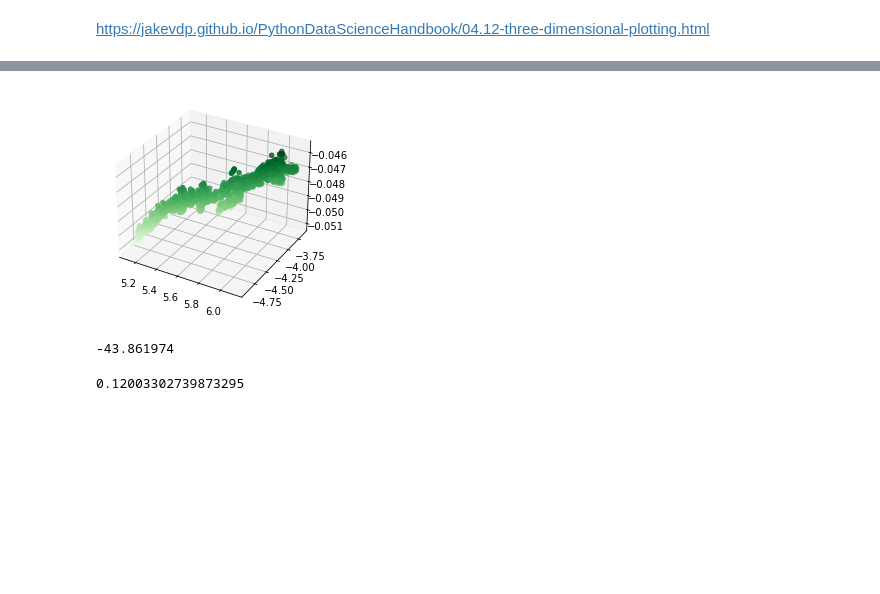
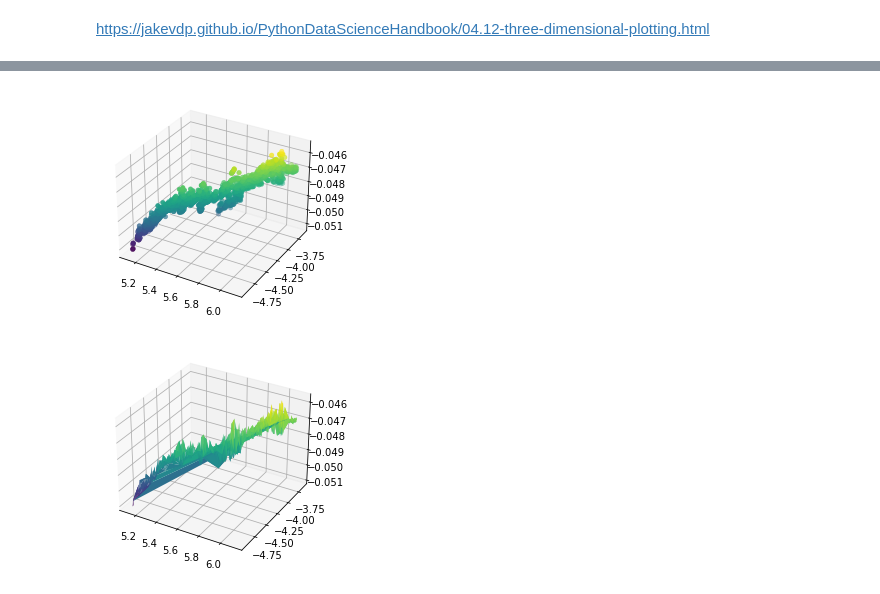
Before and after one commit to ManolisKar/TARGET_2021_project, a Jupyter notebook: Week1.ipynb, the cells around one changed output, grey strips where cells are left out. Saved outputs shown, nothing was run; the diff lists cells and outputs as text; code cells hidden in the pictures; blank space fills up the shorter version.

Commit message:
Full week 1 notebook

```diff
--- a/Week1.ipynb
+++ b/Week1.ipynb
@@ -3,9 +75,12 @@ infile = open('Bot-quad.dat','r')
 # %%
-file_content = infile.read()
+## Read the file contents:
+file_content = datafile.read().decode('utf-8')
 
-#Print the data in the file
+## Print the data that was in the file
 print( file_content )
-infile.close()
+
+## We got all data, now we can close the file
+datafile.close()
 # %% [output]
 10000  7.119591  -43.861974  -0.050597
 10002  7.109183  -43.862086  -0.051016
@@ -24,8 +99,3 @@ infile.close()
 12151  7.125084  -31.196898  -0.047040
 12152  7.120052  -31.195643  -0.047042
 12153  7.101814  -30.918949  -0.047146
-# %%
-i=0
-for line in file_content.split('\n'):
-    print (i, '\n', line)
-    i+=1
@@ -50,8 +101,0 @@ for line in file_content.split('\n'):
-# %%
-r,theta,z=[],[],[]
-for line in file_content.split('\n'):
-    try:
-        i,r,theta,z = line.split()
-        print (i, r, theta, z)
-    except ValueError:
-        continue
@@ -76,10 +119,13 @@ for line in file_content.split('\n'):
 # %%
+## Lets read the r, theta, z parameters
 r,theta,z=[],[],[]
 for line in file_content.split('\n'):
     try:
-        i,xr,xtheta,xz = line.split()
-        r.append(float(xr) )
-        theta.append(float(xtheta))
-        z.append(float(xz))
+        # split the line to its components, and assign them to temporary variables
+        i,temp_r,temp_theta,temp_z = line.split()
+        # then add the values to the full lists:
+        r.append(float(temp_r) )
+        theta.append(float(temp_theta))
+        z.append(float(temp_z))
     except ValueError:
         continue
@@ -131,13 +215,11 @@ y=r*np.sin(theta * np.pi / 180.)
 # %%
 ax = plt.axes(projection='3d')
-ax.scatter3D(x, y, z, c=z, cmap='Greens');
+ax.scatter(x, y, z, c=z, cmap='viridis', linewidth=0.5);
 # %% [output]
-[figure, old version]
+[figure, new version]
-# %%
-theta[0]
-# %% [output]
--43.861974
-# %%
-np.sin(theta[0])
-# %% [output]
-0.12003302739873295
+# %%
+ax = plt.axes(projection='3d')
+ax.plot_trisurf(x, y, z,
+                cmap='viridis', edgecolor='none');
+# %% [output]
+[figure, added]
```
Also changed, not shown: parts of 41 cells of this notebook.
